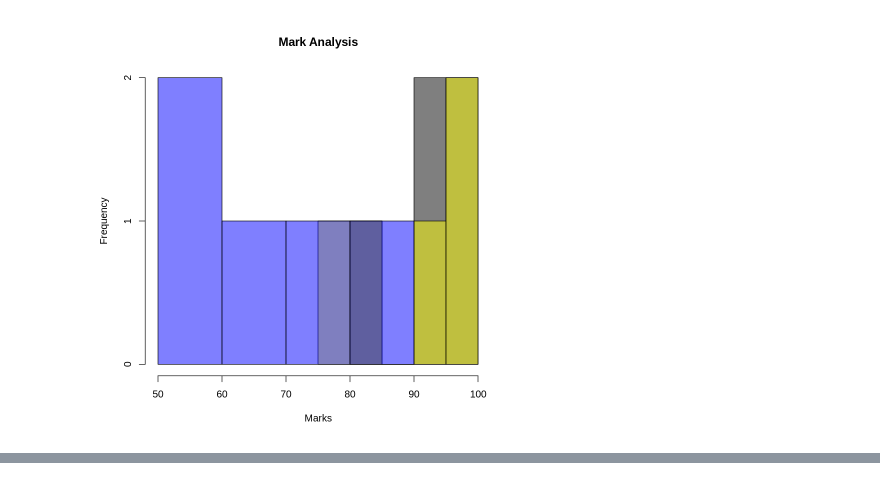
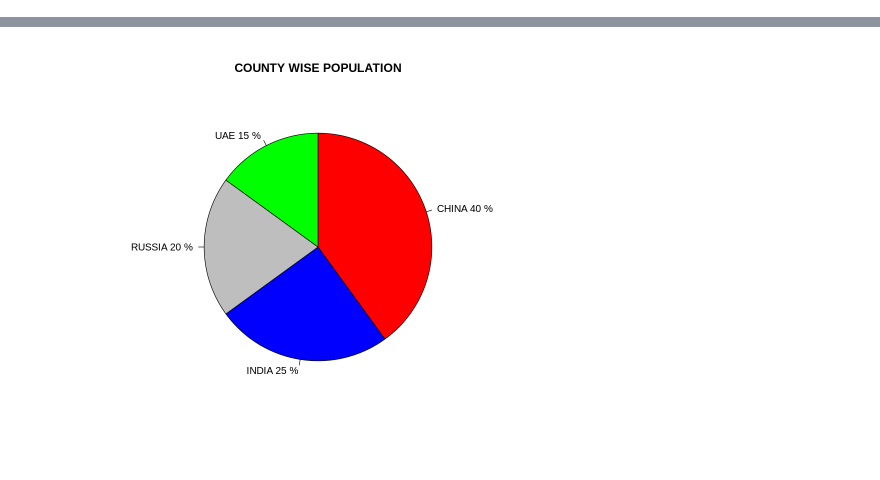
Before and after one commit to amrutha206/amrutha206, a Jupyter notebook: R-basics/google-colab-r.ipynb, the cells around one changed output, grey strips where cells are left out. Drawn from its saved outputs; the diff is of its cells as text; code cells hidden in the pictures.

```diff
--- a/R-basics/google-colab-r.ipynb
+++ b/R-basics/google-colab-r.ipynb
@@ -34,18 +1,14 @@ hist (paari,
-# %%
-hist (agan,
-      col = rgb(0,0,0,0.5),
-          xlim = c(50,100),
-          main = "Mark Analysis",
-          xlab = "Marks"
-          )
-
-hist (kural,
-      col = rgb(1,1,0,0.5),
-      add = TRUE
-          )
-hist (paari,
-      col = rgb(0,0,1,0.5),
-      add = TRUE
-          )
-# %% [output]
-[figure, removed]
+# %%
+population<- c(40,25,20,15)
+country <- c("CHINA", "INDIA","RUSSIA","UAE")
+percent <- round(population/ sum(population) * 100)
+# %%
+labels <- paste(country,percent,"%")
+# %%
+pie (population,
+     labels = labels,
+     main = "COUNTY WISE POPULATION",
+     clockwise = TRUE,
+     init.angel =90,
+     col = c("red","blue","grey","green"))
+# %% [output]
@@ -51,0 +25 @@ hist (paari,
+[figure, added]
```
Also changed, not shown: parts of 6 cells of this notebook.
